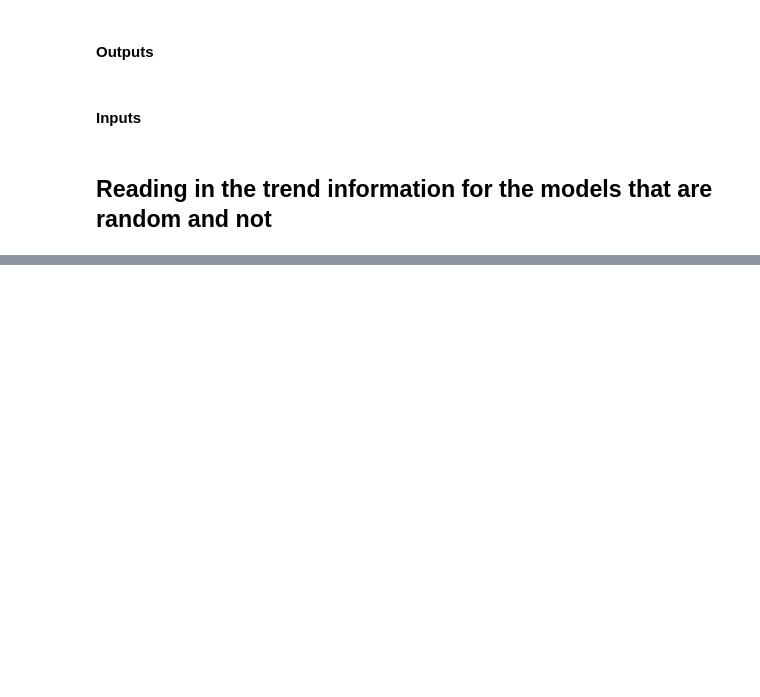
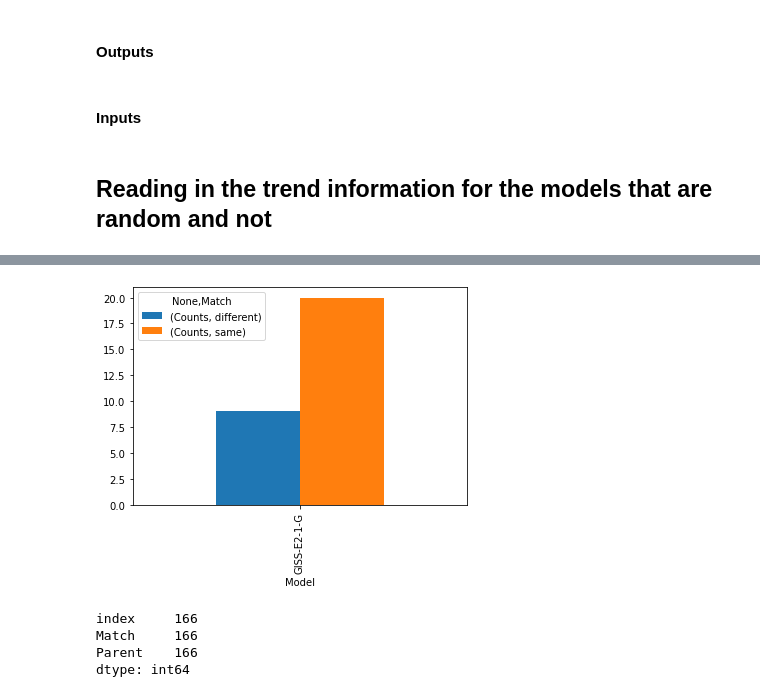
Before and after one commit to hanbyrne1995/gradient_project, a Jupyter notebook: 0320_Random_NonRandom_Triangles.ipynb, the cells around one changed output, grey strips where cells are left out. Drawn from its saved outputs; the diff is of its cells as text; code cells hidden in the pictures; blank space fills up the shorter version.

Commit message:
Additional calcultions related to matching parents and source ids

```diff
--- a/0320_Random_NonRandom_Triangles.ipynb
+++ b/0320_Random_NonRandom_Triangles.ipynb
@@ -73,7 +63,7 @@ gradientsDir = '/home/hbyrne/Research/Gradient_project/gradient_project/Outputs/
 modelList = ['CanESM5', 'GISS-E2-1-G', 'IPSL-CM6A-LR']
 
 # importing the match file
-fileName = 'Match_data22024-03-14.csv'
+fileName = 'Match_data_Top8.csv'
 
 os.chdir(statsDir)
 matchData = pd.read_csv(fileName, index_col = 0)
@@ -86,4 +76,4 @@ for modelName in list(matchData.index):
     models.append(modelName[:charIndex])
 
 matchData['Model'] = models
-matchData.reindex(columns = ['Model', 'ScenModel', 'Assignment']);
+matchData = matchData.reindex(columns = ['Model', 'ScenModel', 'Assignment']);
@@ -206,0 +412,38 @@ for i, fig in enumerate(plt.get_fignums()):
+# %%
+# selecting the models
+# inputting from a csv file
+
+# inputting the historical data
+fileName = 'cmip6_historical_opendap.csv'
+os.chdir(openDapDir)
+inputHist = pd.read_csv(fileName)
+
+# inputting the scenario data
+fileName = 'cmip6_ScenarioMIP_opendap.csv'
+inputScenario = pd.read_csv(fileName)
+
+# selecting the models
+models = ['MIROC-ES2L', 'ACCESS-ESM1-5', 'CNRM-CM6-1', 'MPI-ESM1-2-LR', 'CanESM5', 'MIROC6', 'GISS-E2-1-G', 'IPSL-CM6A-LR']
+# models = ['GISS-E2-1-G']
+
+# filtering for the subset of links we are interested in
+# first filtering the Scenario datasets because these are more limited
+scenarioFilt = inputScenario[(inputScenario['experiment_id'] == 'ssp245') &
+                             (inputScenario['variable_id'] == 'ts') &
+                             ((inputScenario['grid_label'] == 'gn') |
+                             (inputScenario['grid_label'] == 'gr'))
+                            ]
+
+# filtering the historical datasets based on which also have scenarios
+histFilt = inputHist[inputHist['source_id'].isin(models) &
+                     (inputHist['variable_id'] == 'ts') &
+                     ((inputHist['grid_label'] == 'gn') |
+                     (inputHist['grid_label'] == 'gr'))
+                    ]
+
+# then refiltering the filtered scenario list based on the historical list in case there were some scenario ones that don't have historical runs (unlikely)
+scenarioFilt = scenarioFilt[scenarioFilt['source_id'].isin(histFilt['source_id'])]
+
+# saving all of the urls into one list
+modelListHist = histFilt['URL'].tolist()
+modelListScenario = scenarioFilt['URL'].tolist()
@@ -206,0 +537,12 @@ for i, fig in enumerate(plt.get_fignums()):
+# %%
+dfGModel = dfModel.groupby(['Model', 'Match']).size().reset_index(name = 'Counts')
+plot = dfGModel.pivot_table(index = 'Model', columns = 'Match', fill_value = 0).plot(kind = 'bar')
+# %% [output]
+[figure, added]
+# %%
+dfModel.loc['GISS-E2-1-G'].count()
+# %% [output]
+index     166
+Match     166
+Parent    166
+dtype: int64
```
Also changed, not shown: parts of 17 cells of this notebook.
